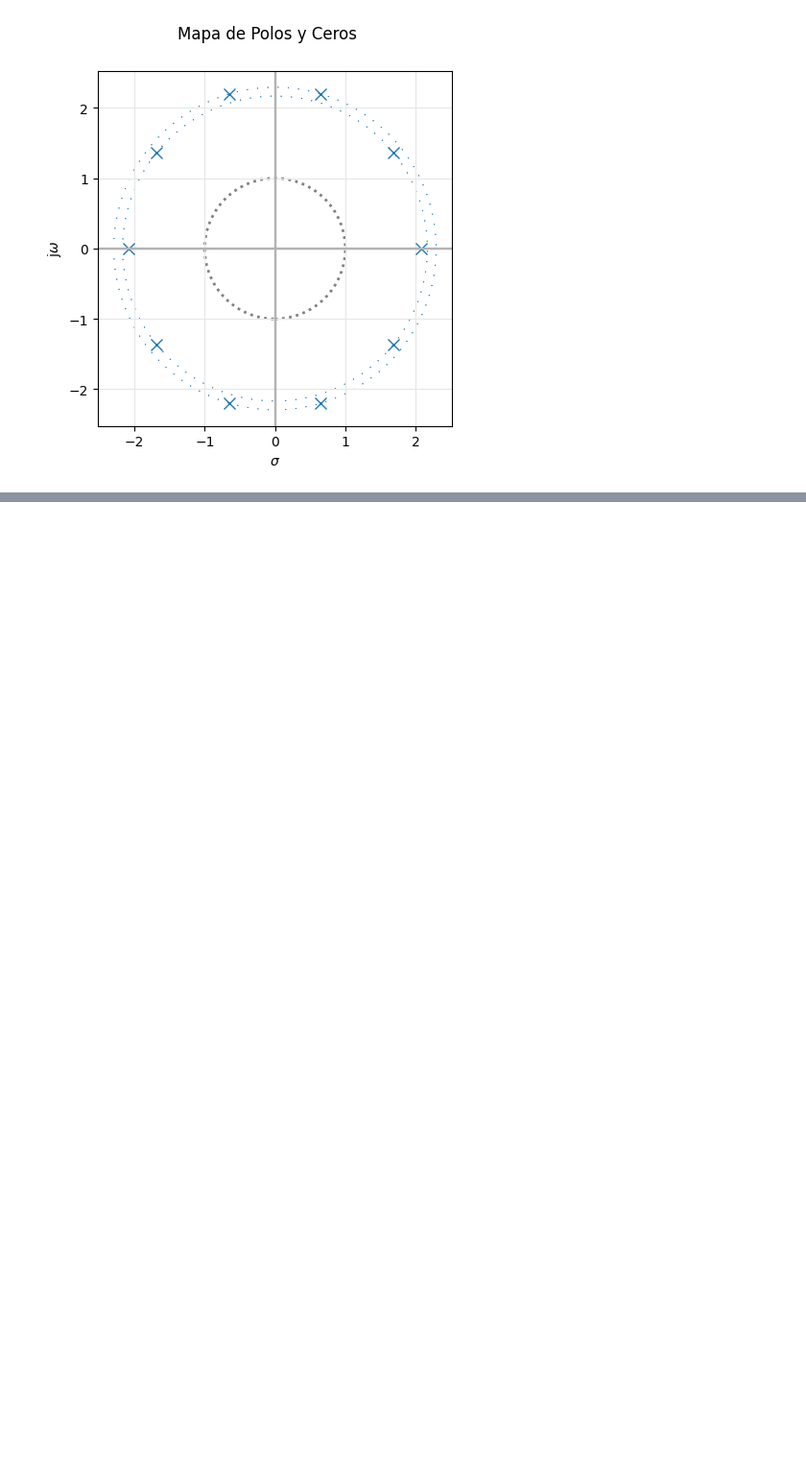
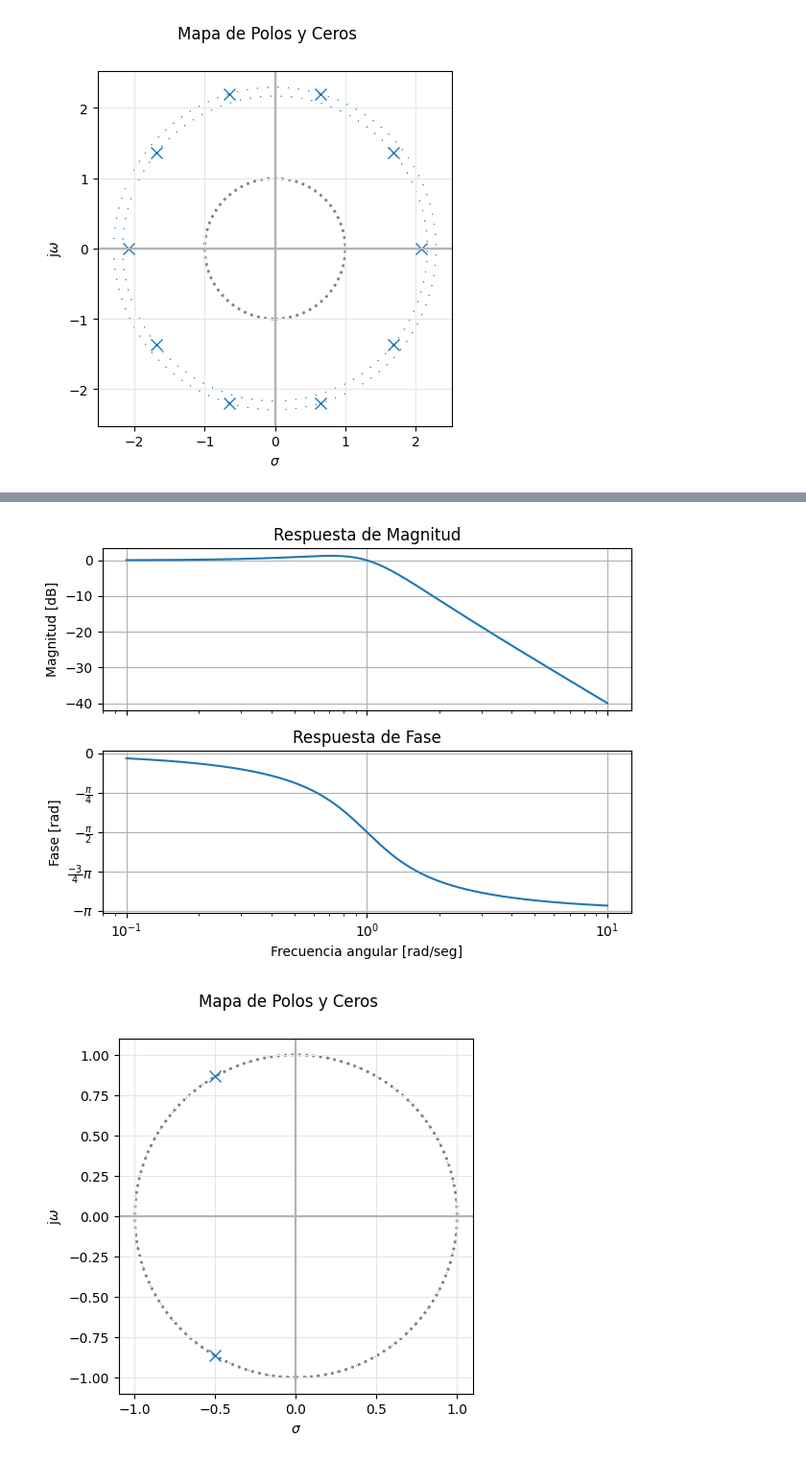
Before and after one commit to mlapillicanedo/Trabajos-TC2, a Jupyter notebook: Tarea Semanal 2/Tarea Semanal 2.ipynb, the cells around one changed output, grey strips where cells are left out. Shown at 96% size. Saved outputs shown, nothing was run; the diff lists cells and outputs as text; code cells hidden in the pictures; blank space fills up the shorter version.

```diff
--- a/Tarea Semanal 2/Tarea Semanal 2.ipynb
+++ b/Tarea Semanal 2/Tarea Semanal 2.ipynb
@@ -130,0 +220,21 @@ array([-2.08608991+0.j        , -1.68768219+1.35977625j,
+# %%
+#Simulación de transferencia
+
+R1 = 1
+R2 = 1
+
+num = [1/R1]
+den = [1, 1/R2, 1]
+
+H = sig.TransferFunction(num, den)
+
+# _ = analyze_sys([H]), probé esta función para ver el tema del retardo de grupo que vimos la última clase.
+
+_, axes_hdl = bodePlot(H)
+
+plt.tight_layout()
+pzmap(H)
+plt.show()
+# %% [output]
+[figure, added]
+[figure, added]
```
Also changed, not shown: parts of 9 cells of this notebook, 3 other files.
